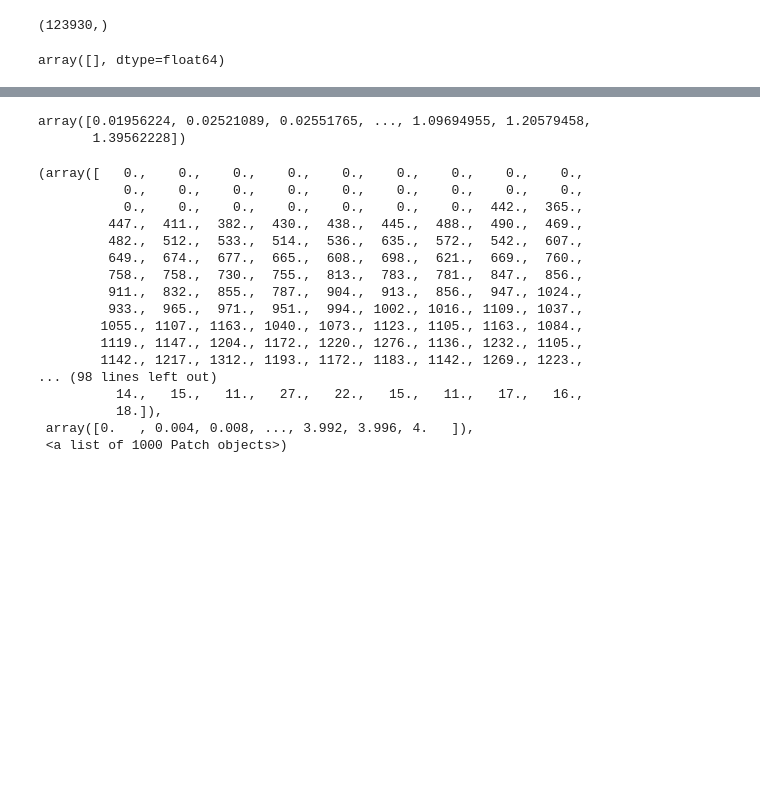
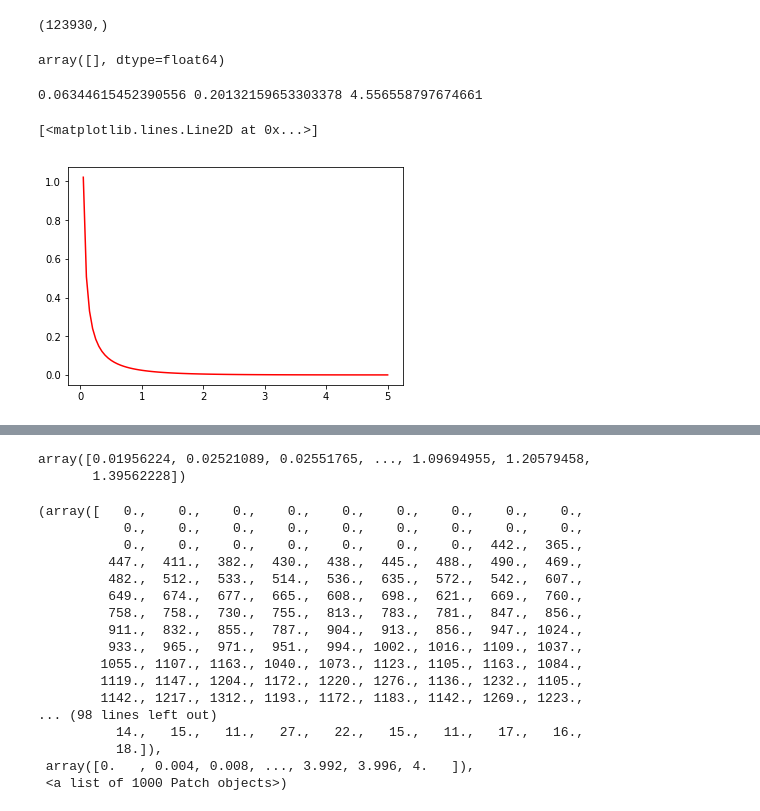
Before and after one commit to goshasty/diary_for_scientific_work, a Jupyter notebook: DBSCAN.ipynb, the cells around one changed output, grey strips where cells are left out. Drawn from its saved outputs; the diff is of its cells as text; code cells hidden in the pictures; blank space fills up the shorter version.

```diff
--- a/DBSCAN.ipynb
+++ b/DBSCAN.ipynb
@@ -48,3 +50,19 @@ dist_to_4.shape
 dist_to_4[dist_to_4==0]
 # %% [output]
 array([], dtype=float64)
+# %%
+fit_alpha, fit_loc, fit_beta=stats.gamma.fit(dist_to_4)
+# %%
+print(fit_alpha, fit_loc, fit_beta)
+# %% [output]
+0.06344615452390556 0.20132159653303378 4.556558797674661
+# %%
+#y = gamma.rvs(fit_alpha, fit_loc, fit_beta, size=size)
+x_fit = np.linspace(0, 5, 100)
+#param = gamma.fit(y, floc=0)
+pdf_fitted = stats.gamma.pdf(x_fit, fit_alpha)
+plt.plot(x_fit, pdf_fitted, color='r')
+#plt.xlim(0, 5)
+# %% [output]
+[<matplotlib.lines.Line2D at 0x...>]
+[figure, added]
```
Also changed, not shown: parts of 3 cells of this notebook.
